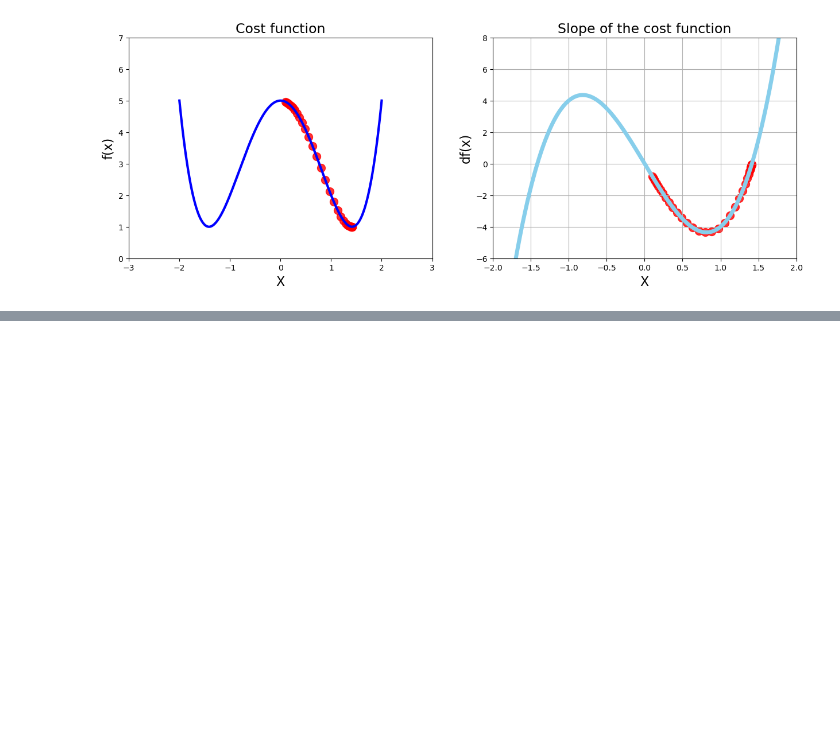
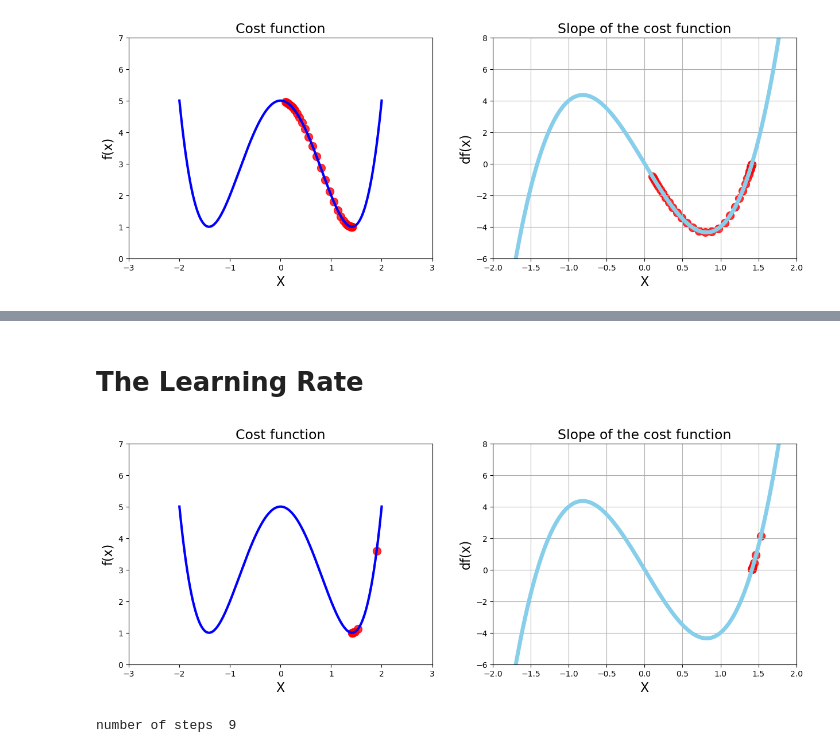
Before and after one commit to kucheriavii/data_sciense_ukr, a Jupyter notebook: optimization/GradientDescent.ipynb, the cells around one changed output, grey strips where cells are left out. Saved outputs shown, nothing was run; the diff lists cells and outputs as text; code cells hidden in the pictures; blank space fills up the shorter version.

Commit message:
009 Understanding the Learning Rate

```diff
--- a/optimization/GradientDescent.ipynb
+++ b/optimization/GradientDescent.ipynb
@@ -401,0 +402,36 @@ Number of steps: 117
+# %% [markdown]
+# The Learning Rate
+# %%
+#callling gradient descent function
+local_min, list_x, deriv_list = gradient_desent(derivative_func=dg, initial_guess=1.9, multiplier=0.03, max_iter=500)
+
+#plot function and derivative and scatterplot side by side
+plt.figure(figsize=[15,5])
+# 1 Chart: cost function
+plt.subplot(1,2,1)
+
+plt.title('Cost function', fontsize=17)
+plt.xlim([-3,3])
+plt.ylim(0,7)
+plt.plot(x_2, g(x_2), color='b', linewidth=3)
+plt.scatter(list_x, g(np.array(list_x)), color="red", s=100, alpha=0.8)
+
+plt.xlabel('X', fontsize=16)
+plt.ylabel('f(x)', fontsize=16)
+
+#2 Chart: Derivative
+plt.subplot(1,2,2)
+plt.title('Slope of the cost function', fontsize=17)
+plt.plot(x_2, dg(x_2), color='skyblue', linewidth=5)
+plt.scatter(list_x, deriv_list, color="red", s=100, alpha=0.8)
+plt.xlabel('X', fontsize=16)
+plt.ylabel('df(x)', fontsize=16)
+plt.xlim(-2,2)
+plt.ylim(-6,8)
+plt.grid()
+plt.show()
+
+print('number of steps ', len(list_x))
+# %% [output]
+[figure, added]
+number of steps  9
```
Also changed, not shown: parts of 18 cells of this notebook.
